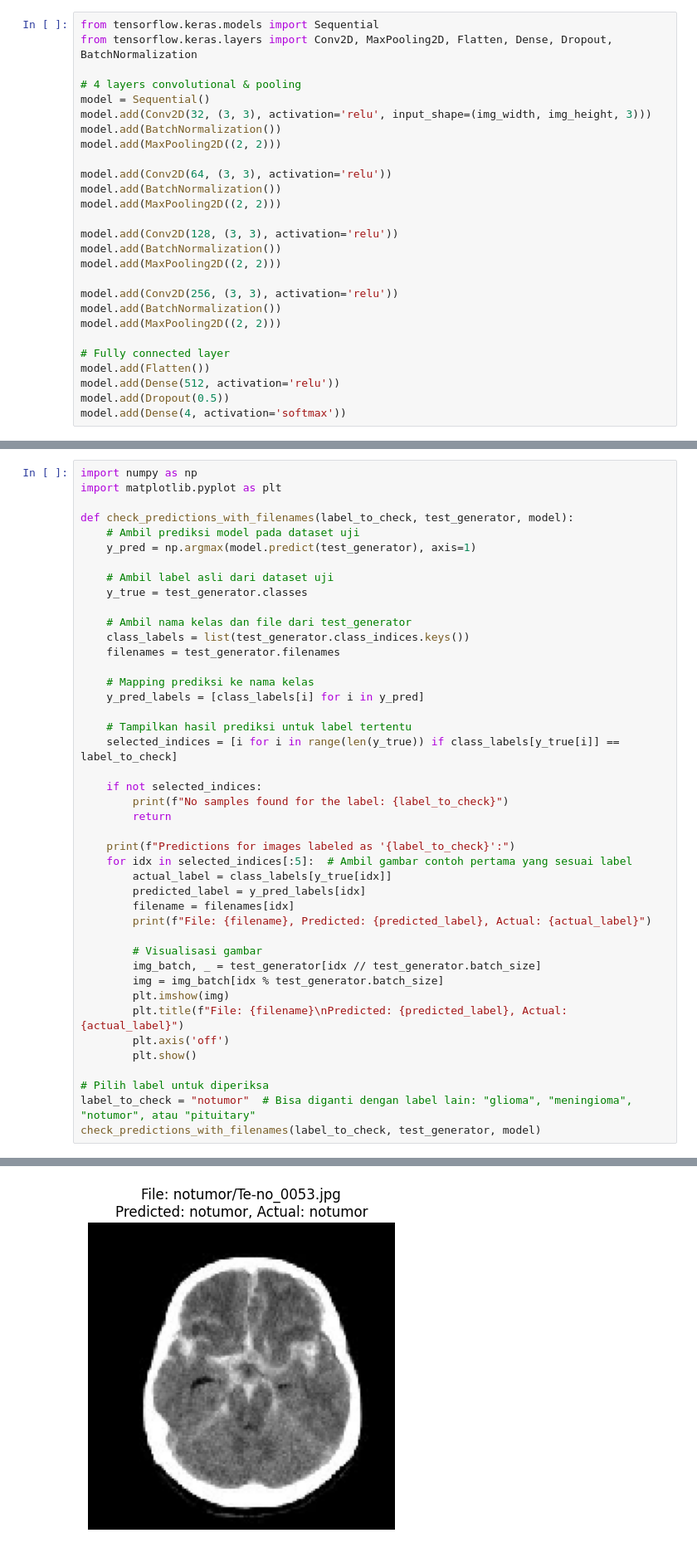
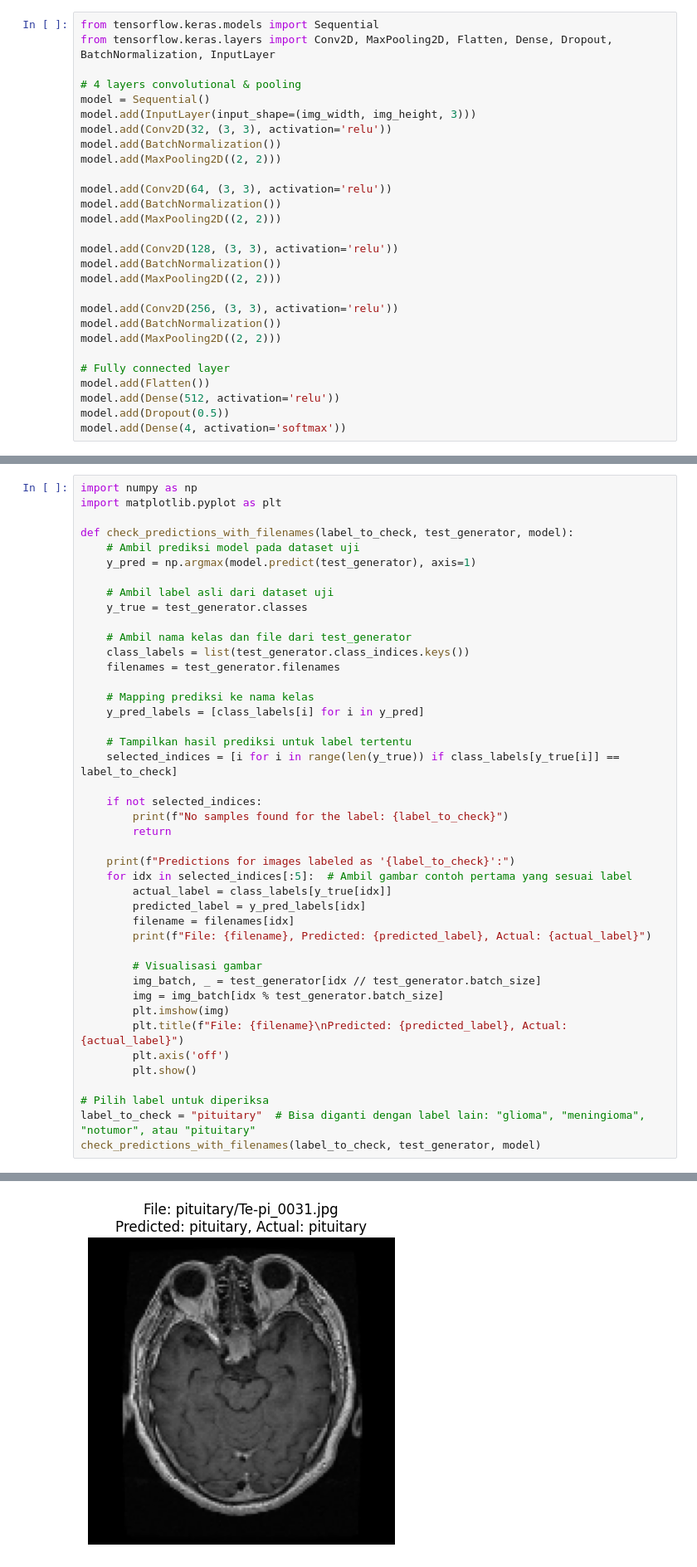
Before and after one commit to Dewisrirahayu05/ML-Project-Capston-Bangkit, a Jupyter notebook: Capston_Bangkit_ML_Project.ipynb, the cells around one changed output, grey strips where cells are left out. Shown at 83% size. Saved outputs shown, nothing was run; the diff lists cells and outputs as text.

```diff
--- a/Capston_Bangkit_ML_Project.ipynb
+++ b/Capston_Bangkit_ML_Project.ipynb
@@ -260,11 +260,12 @@ Found 705 images belonging to 4 classes.
 # **Model CNN**
 # %%
 from tensorflow.keras.models import Sequential
-from tensorflow.keras.layers import Conv2D, MaxPooling2D, Flatten, Dense, Dropout, BatchNormalization
+from tensorflow.keras.layers import Conv2D, MaxPooling2D, Flatten, Dense, Dropout, BatchNormalization, InputLayer
 
 # 4 layers convolutional & pooling
 model = Sequential()
-model.add(Conv2D(32, (3, 3), activation='relu', input_shape=(img_width, img_height, 3)))
+model.add(InputLayer(input_shape=(img_width, img_height, 3)))
+model.add(Conv2D(32, (3, 3), activation='relu'))
 model.add(BatchNormalization())
 model.add(MaxPooling2D((2, 2)))
 
@@ -467,6 +469,6 @@ def check_predictions_with_filenames(label_to_check, test_generator, model):
         plt.show()
 
 # Pilih label untuk diperiksa
-label_to_check = "notumor"  # Bisa diganti dengan label lain: "glioma", "meningioma", "notumor", atau "pituitary"
+label_to_check = "pituitary"  # Bisa diganti dengan label lain: "glioma", "meningioma", "notumor", atau "pituitary"
 check_predictions_with_filenames(label_to_check, test_generator, model)
 # %% [output]
@@ -484,4 +486,4 @@ File: notumor/Te-no_0053.jpg, Predicted: notumor, Actual: notumor
-[figure, old version]
+[figure, new version]
 # %% [markdown]
 # **Save Model**
 # %%
```
Also changed, not shown: parts of 7 cells of this notebook.
